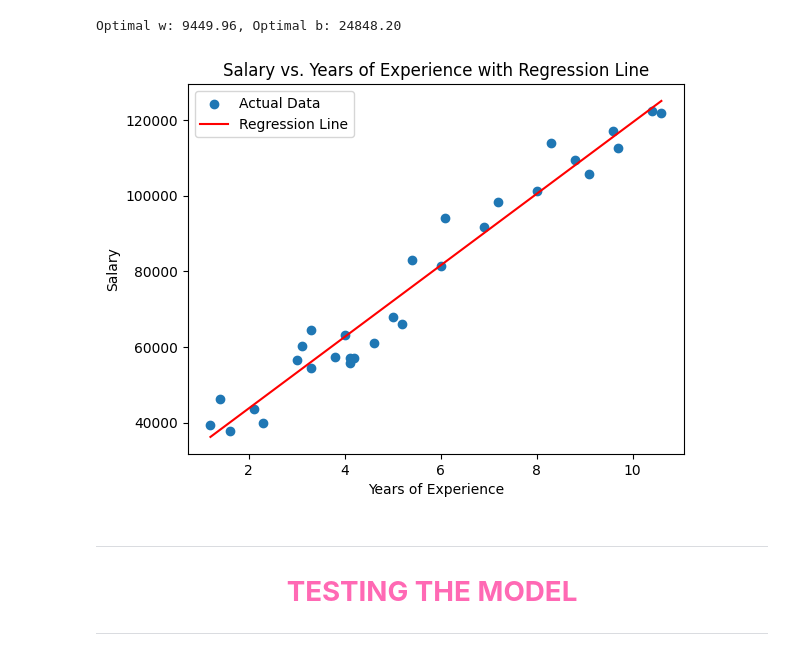
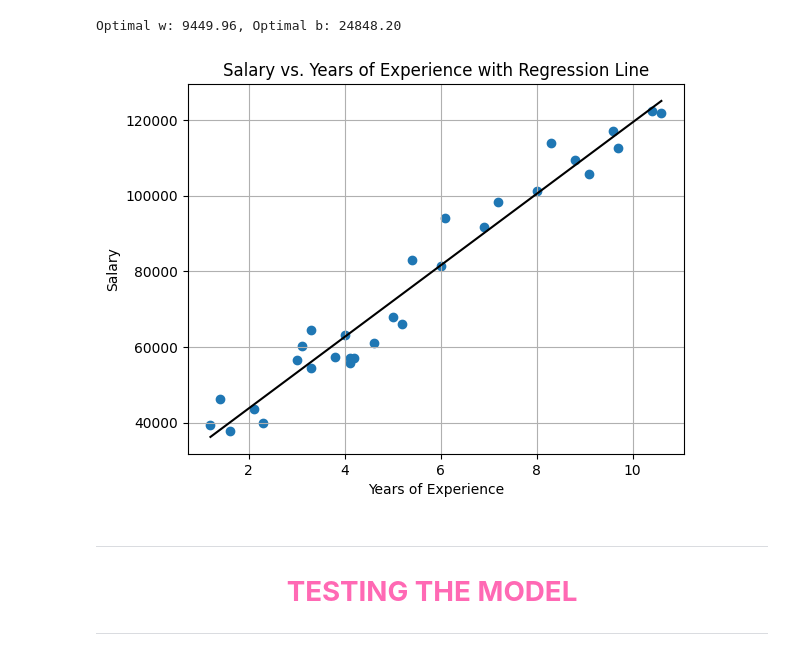
Before and after one commit to memuna-javedd/univariate-linear-regression-from-scratch, a Jupyter notebook: Experience&SalaryRegressionModel.ipynb, the cells around one changed output. Cells and saved outputs as stored; diff of their text form; code cells hidden in the pictures.

Commit message:
update graphs

```diff
--- a/Experience&SalaryRegressionModel.ipynb
+++ b/Experience&SalaryRegressionModel.ipynb
@@ -165,16 +170,17 @@ print(f"Optimal w: {w:.2f}, Optimal b: {b:.2f}")
 # %% [output]
 Optimal w: 9449.96, Optimal b: 24848.20
 # %%
-plt.scatter(x_train, y_train, label='Actual Data')
-y_pred = w * x_train + b
-plt.plot(x_train, y_pred, color='red', label='Regression Line')
+plt.scatter(x_train, y_train)
+plt.plot(x_train, (9449.96*x_train)+24848.20, color='k')
+
+plt.title("Salary vs. Years of Experience with Regression Line")
 plt.xlabel("Years of Experience")
 plt.ylabel("Salary")
-plt.title("Salary vs. Years of Experience with Regression Line")
-plt.legend()
+
+plt.grid(True)
 plt.show()
 # %% [output]
-[figure, old version]
+[figure, new version]
 # %% [markdown]
 ---
 <center>
```
Also changed, not shown: parts of 2 cells of this notebook.
